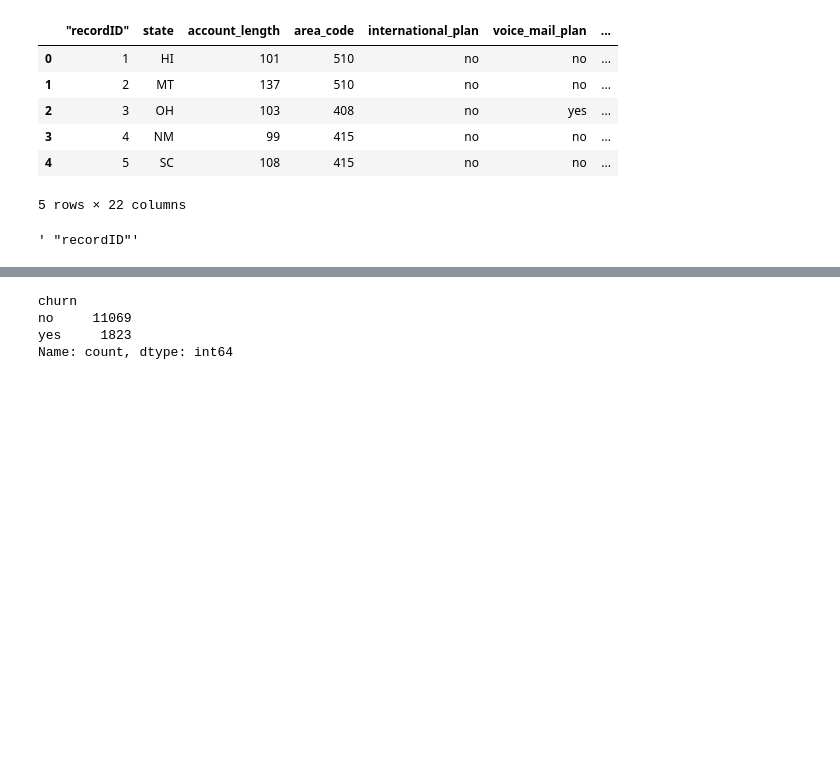
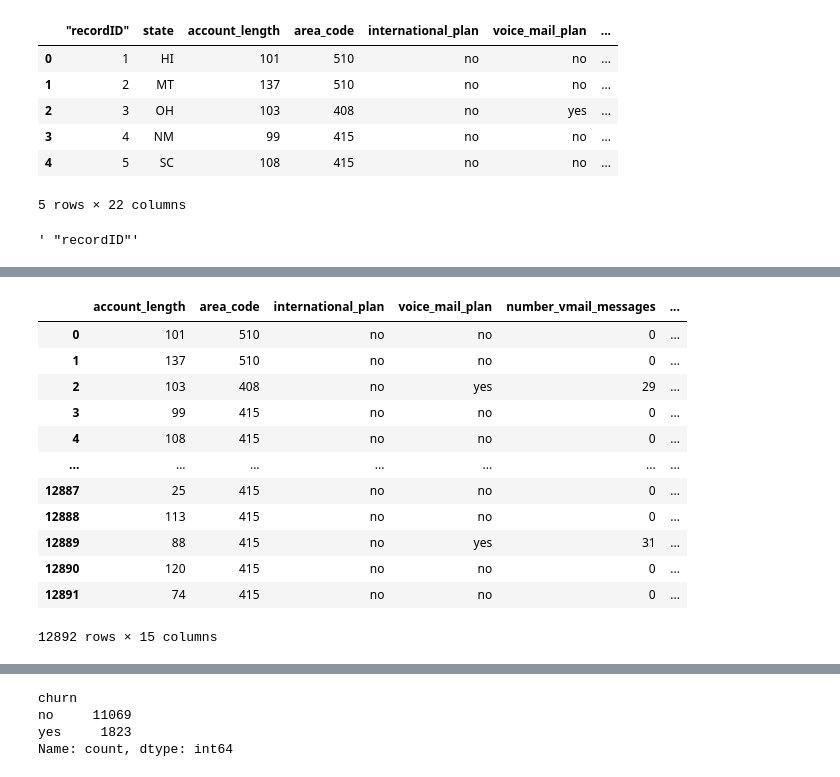
Before and after one commit to rishv1912/Customer-Churn-MLOps, a Jupyter notebook: analysis/eda.ipynb, the cells around one changed output, grey strips where cells are left out. Saved outputs shown, nothing was run; the diff lists cells and outputs as text; code cells hidden in the pictures; blank space fills up the shorter version.

```diff
--- a/analysis/eda.ipynb
+++ b/analysis/eda.ipynb
@@ -49,3 +49,19 @@ df.describe()
+# %%
+df
+# %% [output]
+|  | account_length | area_code | international_plan | voice_mail_plan | number_vmail_messages | ... |
+| 0 | 101 | 510 | no | no | 0 | ... |
+| 1 | 137 | 510 | no | no | 0 | ... |
+| 2 | 103 | 408 | no | yes | 29 | ... |
+| 3 | 99 | 415 | no | no | 0 | ... |
+| 4 | 108 | 415 | no | no | 0 | ... |
+| ... | ... | ... | ... | ... | ... | ... |
+| 12887 | 25 | 415 | no | no | 0 | ... |
+| 12888 | 113 | 415 | no | no | 0 | ... |
+| 12889 | 88 | 415 | no | yes | 31 | ... |
+| 12890 | 120 | 415 | no | no | 0 | ... |
+| 12891 | 74 | 415 | no | no | 0 | ... |
+12892 rows × 15 columns
 # %%
 df.info()
 # %% [output]
```
Also changed, not shown: parts of 9 cells of this notebook, 3 other files.
